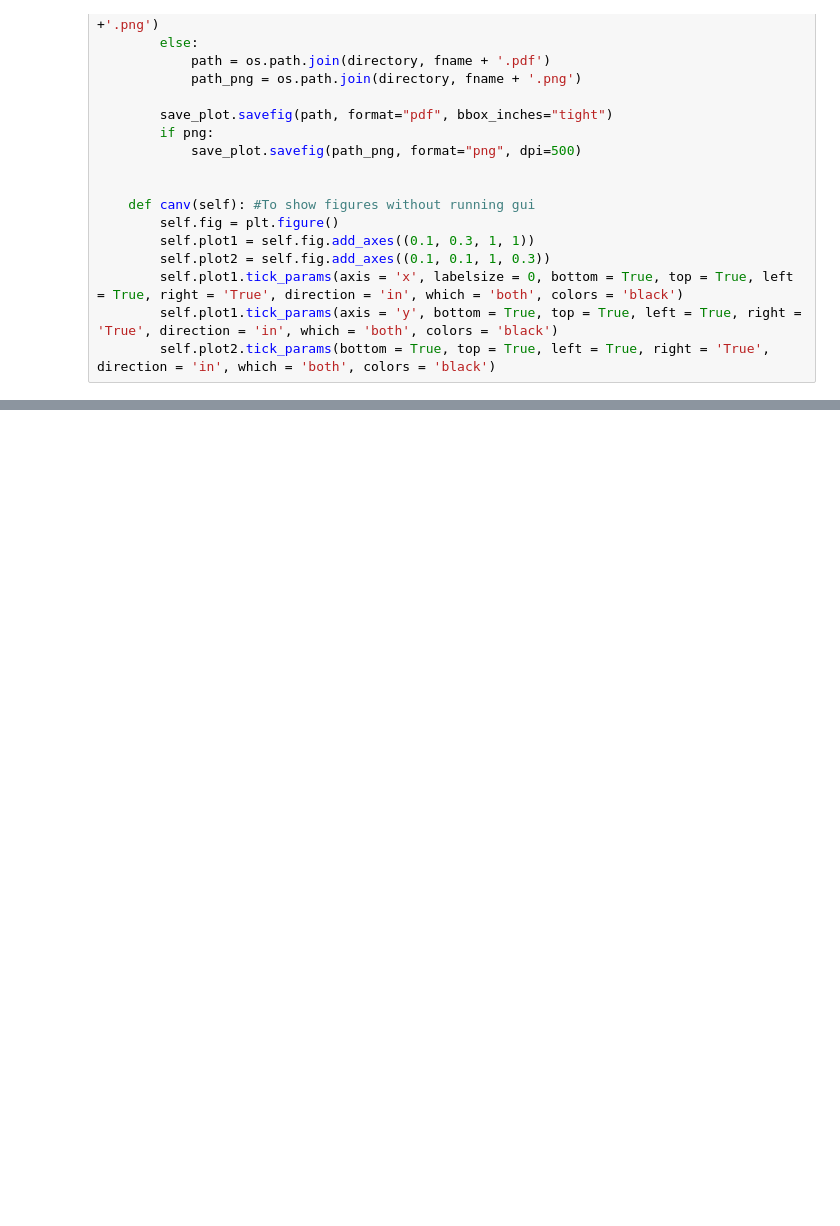
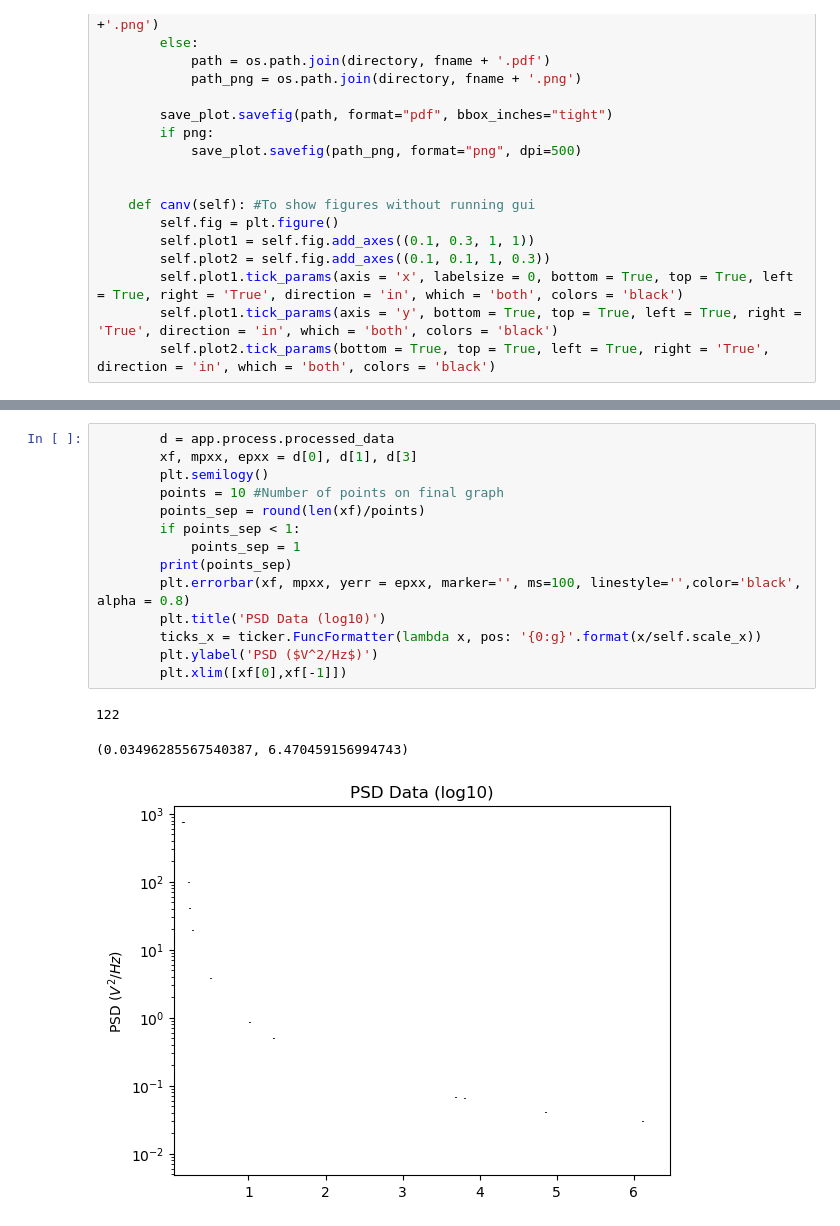
Before and after one commit to jproj3cts/multi-fit, a Jupyter notebook: code/multifit.ipynb, the cells around one changed output, grey strips where cells are left out. Drawn from its saved outputs; the diff is of its cells as text; blank space fills up the shorter version.

```diff
--- a/code/multifit.ipynb
+++ b/code/multifit.ipynb
@@ -2034,0 +2033,18 @@ print(restructuredData)
+# %%
+        d = app.process.processed_data
+        xf, mpxx, epxx = d[0], d[1], d[3]
+        plt.semilogy()
+        points = 10 #Number of points on final graph
+        points_sep = round(len(xf)/points)
+        if points_sep < 1:
+            points_sep = 1
+        print(points_sep)
+        plt.errorbar(xf, mpxx, yerr = epxx, marker='', ms=100, linestyle='',color='black', alpha = 0.8)
+        plt.title('PSD Data (log10)')
+        ticks_x = ticker.FuncFormatter(lambda x, pos: '{0:g}'.format(x/self.scale_x))
+        plt.ylabel('PSD ($V^2/Hz$)')
+        plt.xlim([xf[0],xf[-1]])
+# %% [output]
+122
+(0.03496285567540387, 6.470459156994743)
+[figure, added]
```
Also changed, not shown: parts of 10 cells of this notebook, 1 other file.
